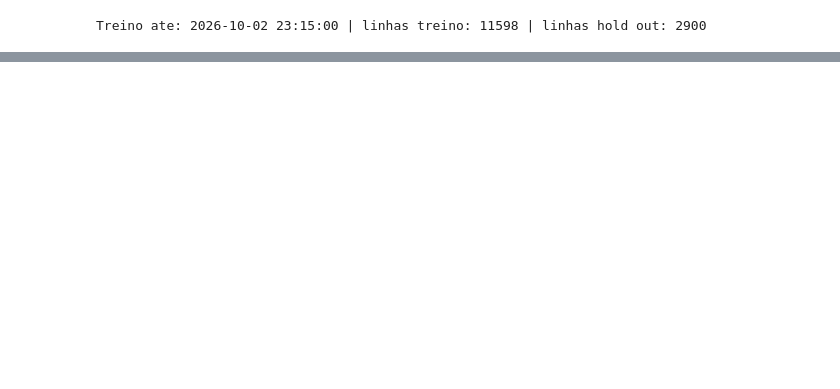
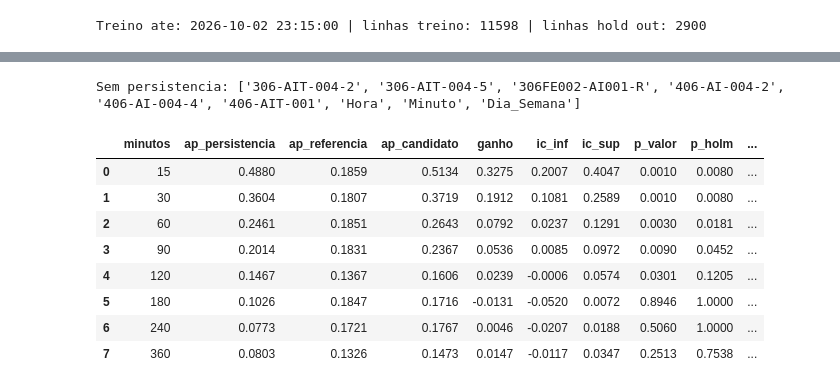
Before and after one commit to jmetrimiranda/ml_atmospheric_emission, a Jupyter notebook: notebooks/4.0-jm-escolha-melhores-features.ipynb, the cells around one changed output, grey strips where cells are left out. Saved outputs shown, nothing was run; the diff lists cells and outputs as text; code cells hidden in the pictures; blank space fills up the shorter version.

```diff
--- a/notebooks/4.0-jm-escolha-melhores-features.ipynb
+++ b/notebooks/4.0-jm-escolha-melhores-features.ipynb
@@ -156,0 +223,17 @@ X
+# %%
+features_sem_persistencia = [coluna for coluna in MODELO_ATUAL if coluna not in ESTADO]
+print('Sem persistencia:', features_sem_persistencia)
+resultado_sem_persistencia = train_heads_cv(dx_treino, features_sem_persistencia, CABECAS_POSSIVEIS)
+tabela_persistencia = compare_runs(resultado_sem_persistencia, resultado_atual)
+tabela_persistencia.round(4)
+# %% [output]
+Sem persistencia: ['306-AIT-004-2', '306-AIT-004-5', '306FE002-AI001-R', '406-AI-004-2', '406-AI-004-4', '406-AIT-001', 'Hora', 'Minuto', 'Dia_Semana']
+|  | minutos | ap_persistencia | ap_referencia | ap_candidato | ganho | ic_inf | ic_sup | p_valor | p_holm | ... |
+| 0 | 15 | 0.4880 | 0.1859 | 0.5134 | 0.3275 | 0.2007 | 0.4047 | 0.0010 | 0.0080 | ... |
+| 1 | 30 | 0.3604 | 0.1807 | 0.3719 | 0.1912 | 0.1081 | 0.2589 | 0.0010 | 0.0080 | ... |
+| 2 | 60 | 0.2461 | 0.1851 | 0.2643 | 0.0792 | 0.0237 | 0.1291 | 0.0030 | 0.0181 | ... |
+| 3 | 90 | 0.2014 | 0.1831 | 0.2367 | 0.0536 | 0.0085 | 0.0972 | 0.0090 | 0.0452 | ... |
+| 4 | 120 | 0.1467 | 0.1367 | 0.1606 | 0.0239 | -0.0006 | 0.0574 | 0.0301 | 0.1205 | ... |
+| 5 | 180 | 0.1026 | 0.1847 | 0.1716 | -0.0131 | -0.0520 | 0.0072 | 0.8946 | 1.0000 | ... |
+| 6 | 240 | 0.0773 | 0.1721 | 0.1767 | 0.0046 | -0.0207 | 0.0188 | 0.5060 | 1.0000 | ... |
+| 7 | 360 | 0.0803 | 0.1326 | 0.1473 | 0.0147 | -0.0117 | 0.0347 | 0.2513 | 0.7538 | ... |
```
Also changed, not shown: parts of 33 cells of this notebook, 17 other files.
